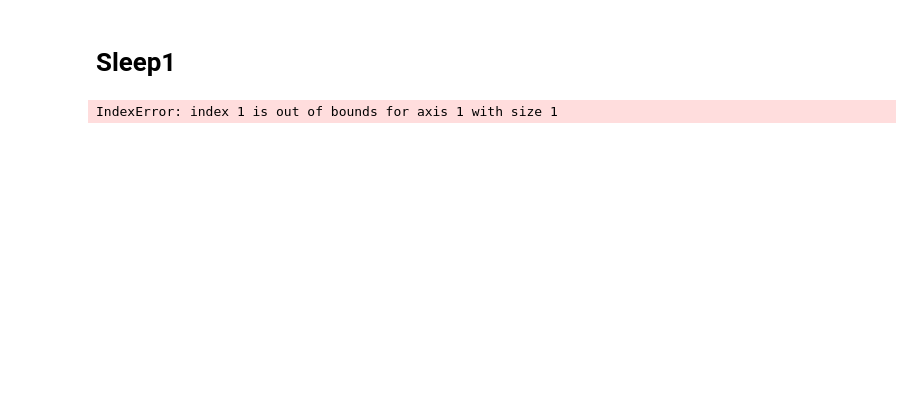
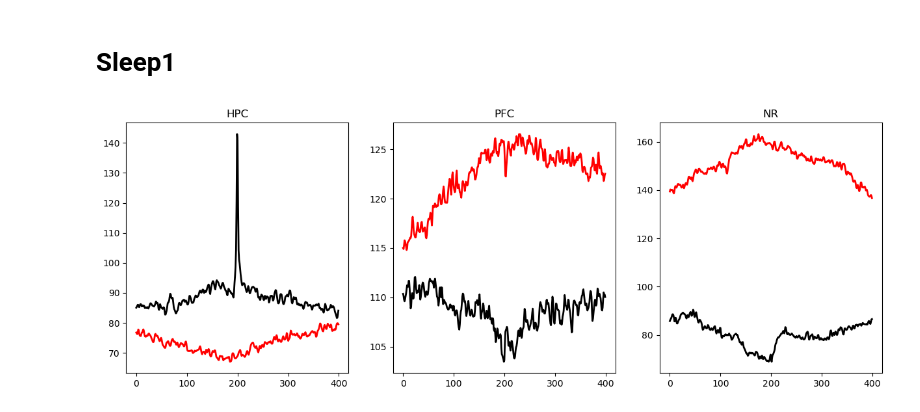
Before and after one commit to pietro-bozzo/CrossRegionCommunicationBH26, a Jupyter notebook: Code/test_info_meas.ipynb, the cells around one changed output. Drawn from its saved outputs; the diff is of its cells as text; code cells hidden in the pictures; blank space fills up the shorter version.

Commit message:
Update with population firing rate differences 29/1/2026

```diff
--- a/Code/test_info_meas.ipynb
+++ b/Code/test_info_meas.ipynb
@@ -27,9 +27,9 @@ plt.show()
 # %% [markdown]
 # Sleep1
 # %%
-firing_rate_hpc = firingRate(data['spikes_hpc'][:,0], smoothed=True)
-firing_rate_pfc = firingRate(data['spikes_pfc'][:,0], smoothed=True)
-firing_rate_nr = firingRate(data['spikes_nr'][:,0], smoothed=True)
+firing_rate_hpc = firingRate(data['spikes_hpc'][:,0], smooth=True)
+firing_rate_pfc = firingRate(data['spikes_pfc'][:,0], smooth=True)
+firing_rate_nr = firingRate(data['spikes_nr'][:,0], smooth=True)
 
 time_mask = (firing_rate_hpc[:,0] >= data['protocol_times'][0][0]) & (firing_rate_hpc[:,0] <= data['protocol_times'][0][-1])
 s1_hpc_rate = firing_rate_hpc[:,1][time_mask]
@@ -38,13 +38,71 @@ s1_pfc_rate = firing_rate_pfc[:,1][time_mask]
 s1_pfc_times = firing_rate_pfc[:,0][time_mask]
 s1_nr_rate = firing_rate_nr[:,1][time_mask]
 s1_nr_times = firing_rate_nr[:,0][time_mask]
-# %% [output]
-IndexError: index 1 is out of bounds for axis 1 with size 1
+# %%
+# REM intervals within sleep 1, exclude 1st and last REM
+# Draw random number of intervals (same as number of ripples in S1) for control, then drawn uniformly within those intervals
+rem_intervals = int(np.max(np.where(data['rem'][:,1] <= data['protocol_times'][0][-1])[-1]))-1
+rnd_size = len(np.where(data['ripples'] < data['protocol_times'][0][-1])[1])
+
+rnd_indexes = np.random.choice(np.arange(1,rem_intervals), size=rnd_size)
+u = np.random.uniform(0,1, size=rnd_size)
+
+starts = data['rem'][rnd_indexes,0]
+ends = data['rem'][rnd_indexes,1]
+test_times = starts + u * (ends - starts)
 # %%
-i = 0
-t_width = 20  # time window around ripple in seconds
+# Check activity in the 3 different regions around hippocampal ripples
+i, j, k = 0, 0, 0
+t_width = 10  # time window around ripple in seconds
+sum_hpc = []
+sum_nr = []
+sum_pfc = []
+rnd_sum_hpc = []
+rnd_sum_nr = []
+rnd_sum_pfc = []
+
+# Create subplots for each region
+fig, ax = plt.subplots(1,3, figsize=(15,5))
+
 while data['ripples'][i] < data['protocol_times'][0][-1]:
-    red_mask = (s1_hpc_times >= data['ripples'][i]-t_width) & (s1_hpc_times <= data['ripples'][i]+t_width)
-    plt.plot(s1_hpc_times[red_mask],s1_hpc_rate[red_mask])
+    red_mask = (s1_hpc_times > data['ripples'][i]-t_width) & (s1_hpc_times < data['ripples'][i]+t_width)
+    rnd_mask = (s1_hpc_times > test_times[i]-t_width) & (s1_hpc_times < test_times[i]+t_width)
+    #plt.plot(s1_hpc_rate[red_mask])
+    sum_hpc.append(s1_hpc_rate[red_mask])
+    rnd_sum_hpc.append(s1_hpc_rate[rnd_mask])
     i += 1
+avg_hpc = np.mean(sum_hpc, axis=0)
+rnd_avg_hpc =  np.mean(rnd_sum_hpc, axis=0)
+ax[0].plot(avg_hpc, color='black', linewidth=2)
+ax[0].plot(rnd_avg_hpc, color='red', linewidth=2)
+ax[0].set_title('HPC')
+
+while data['ripples'][j] < data['protocol_times'][0][-1]:
+    red_mask = (s1_pfc_times > data['ripples'][j]-t_width) & (s1_pfc_times < data['ripples'][j]+t_width)
+    rnd_mask = (s1_pfc_times > test_times[j]-t_width) & (s1_pfc_times < test_times[j]+t_width)
+    #plt.plot(s1_pfc_rate[red_mask])
+    sum_pfc.append(s1_pfc_rate[red_mask])
+    rnd_sum_pfc.append(s1_pfc_rate[rnd_mask])
+    j += 1
+avg_pfc = np.mean(sum_pfc, axis=0)
+rnd_avg_pfc = np.mean(rnd_sum_pfc, axis=0)
+ax[1].plot(avg_pfc, color='black', linewidth=2)
+ax[1].plot(rnd_avg_pfc, color='red', linewidth=2)
+ax[1].set_title('PFC')
+
+while data['ripples'][k] < data['protocol_times'][0][-1]:
+    red_mask = (s1_nr_times > data['ripples'][k]-t_width) & (s1_nr_times < data['ripples'][k]+t_width)
+    rnd_mask = (s1_nr_times > test_times[k]-t_width) & (s1_nr_times < test_times[k]+t_width)
+    #plt.plot(s1_nr_rate[red_mask])
+    sum_nr.append(s1_nr_rate[red_mask])
+    rnd_sum_nr.append(s1_nr_rate[rnd_mask])
+    k += 1
+avg_nr = np.mean(sum_nr, axis=0)
+rnd_avg_nr = np.mean(rnd_sum_nr, axis=0)
+ax[2].plot(rnd_avg_nr, color='red', linewidth=2)
+ax[2].plot(avg_nr, color='black', linewidth=2)
+ax[2].set_title('NR')
+
 plt.show()
+# %% [output]
+[figure, added]
```
Also changed, not shown: 1 other file.
